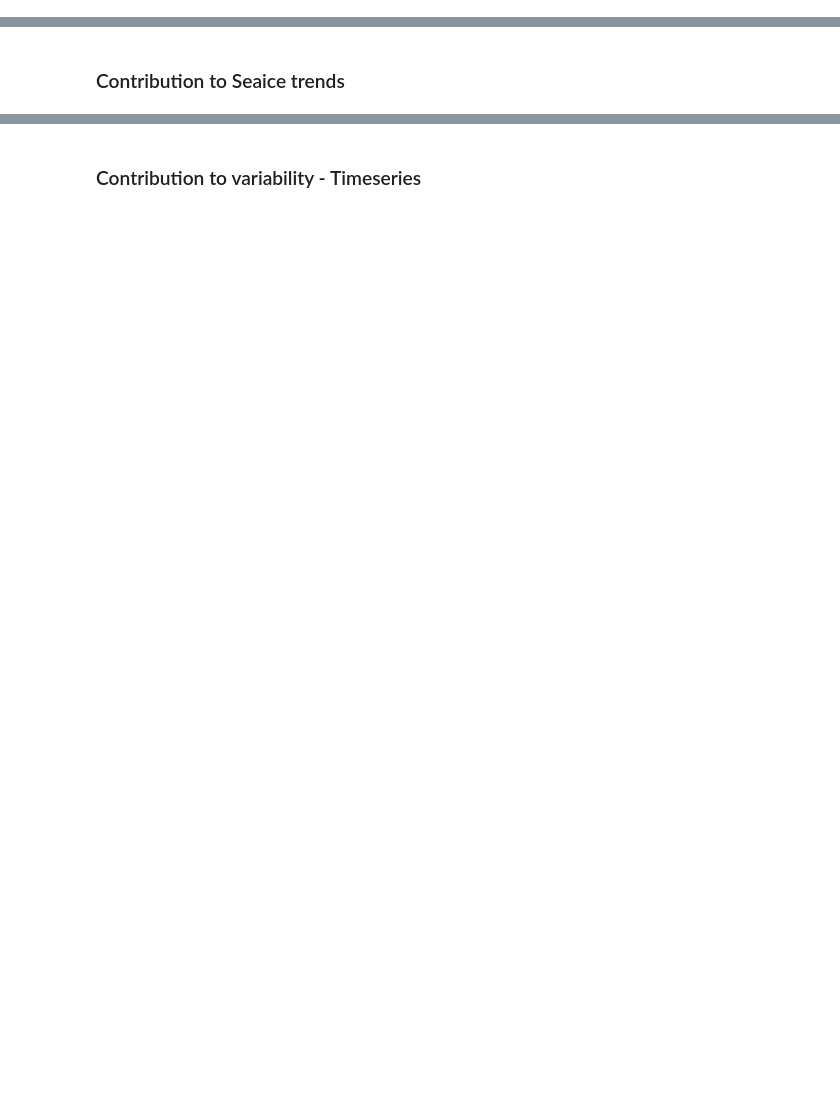
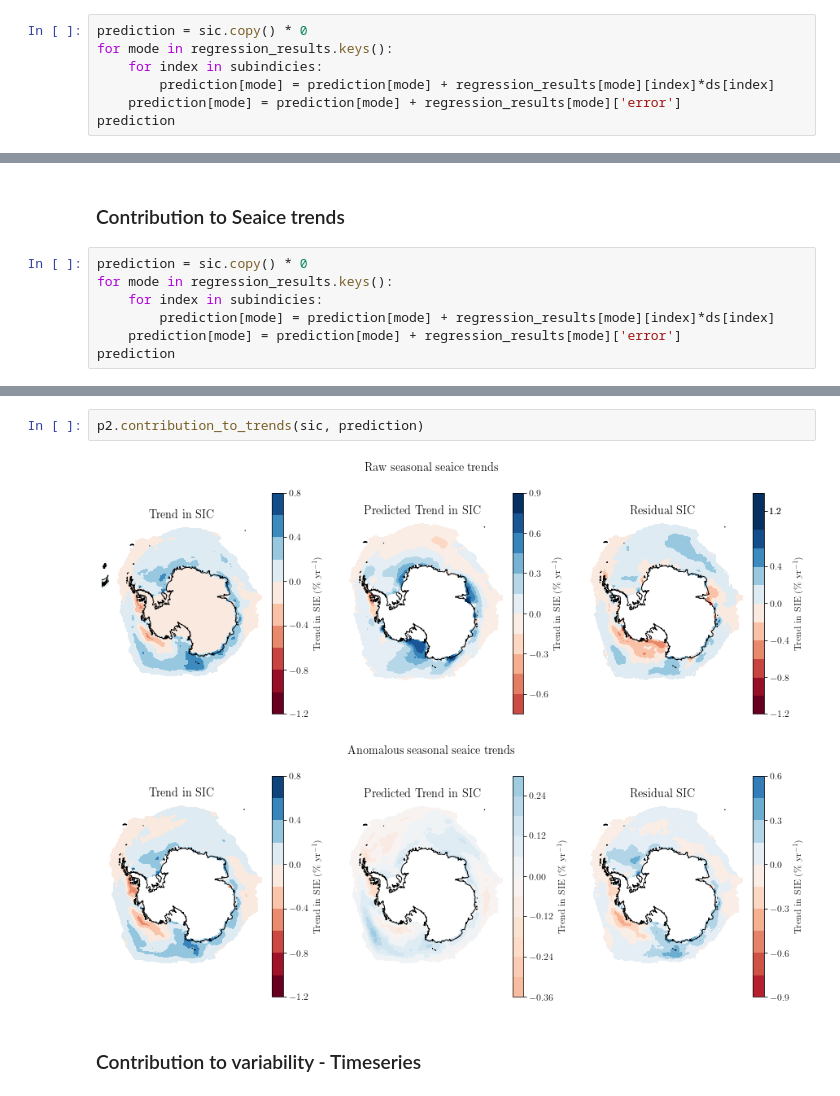
Before and after one commit to hjelleyman/Antarctica-M.1, a Jupyter notebook: Week_0.ipynb, the cells around one changed output, grey strips where cells are left out. Cells and saved outputs as stored; diff of their text form; blank space fills up the shorter version.

```diff
--- a/Week_0.ipynb
+++ b/Week_0.ipynb
@@ -77,2 +182,9 @@ For this we want the following plots.
 # %% [markdown]
 ### Contribution to Seaice trends
+# %%
+prediction = sic.copy() * 0
+for mode in regression_results.keys():
+    for index in subindicies:
+        prediction[mode] = prediction[mode] + regression_results[mode][index]*ds[index]
+    prediction[mode] = prediction[mode] + regression_results[mode]['error']
+prediction
@@ -100,2 +252,9 @@ For this we want the following plots.
 # %% [markdown]
 ### Contribution to Seaice trends
+# %%
+prediction = sic.copy() * 0
+for mode in regression_results.keys():
+    for index in subindicies:
+        prediction[mode] = prediction[mode] + regression_results[mode][index]*ds[index]
+    prediction[mode] = prediction[mode] + regression_results[mode]['error']
+prediction
@@ -102,2 +273,7 @@ For this we want the following plots.
+# %%
+p2.contribution_to_trends(sic, prediction)
+# %% [output]
+[figure, added]
+[figure, added]
 # %% [markdown]
 ### Contribution to variability - Timeseries
```
Also changed, not shown: parts of 21 cells of this notebook, 8 other files.
